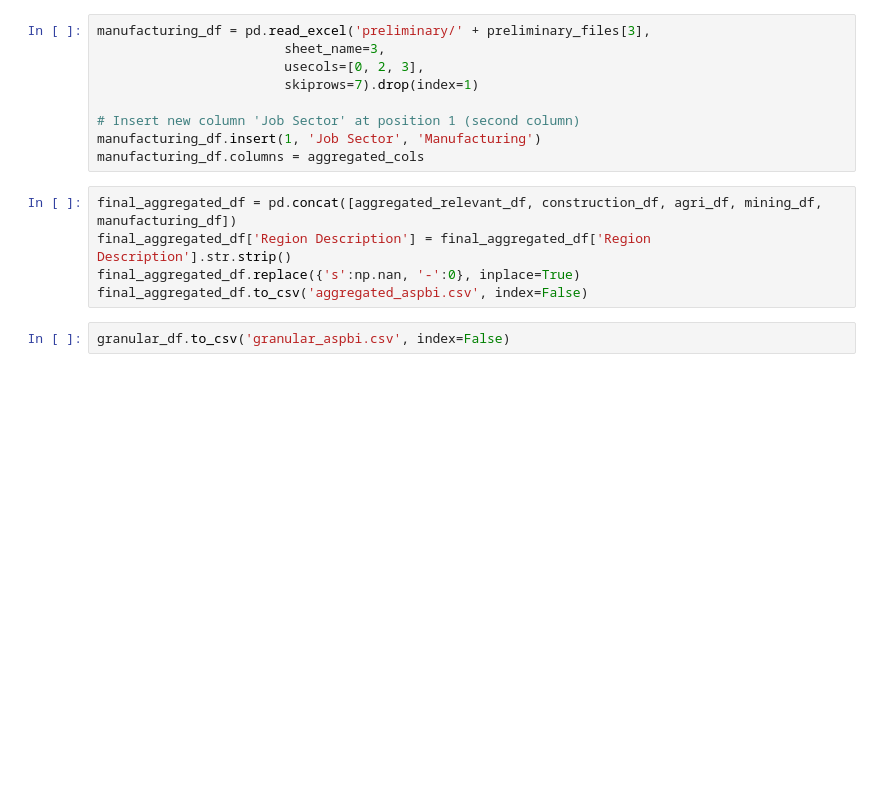
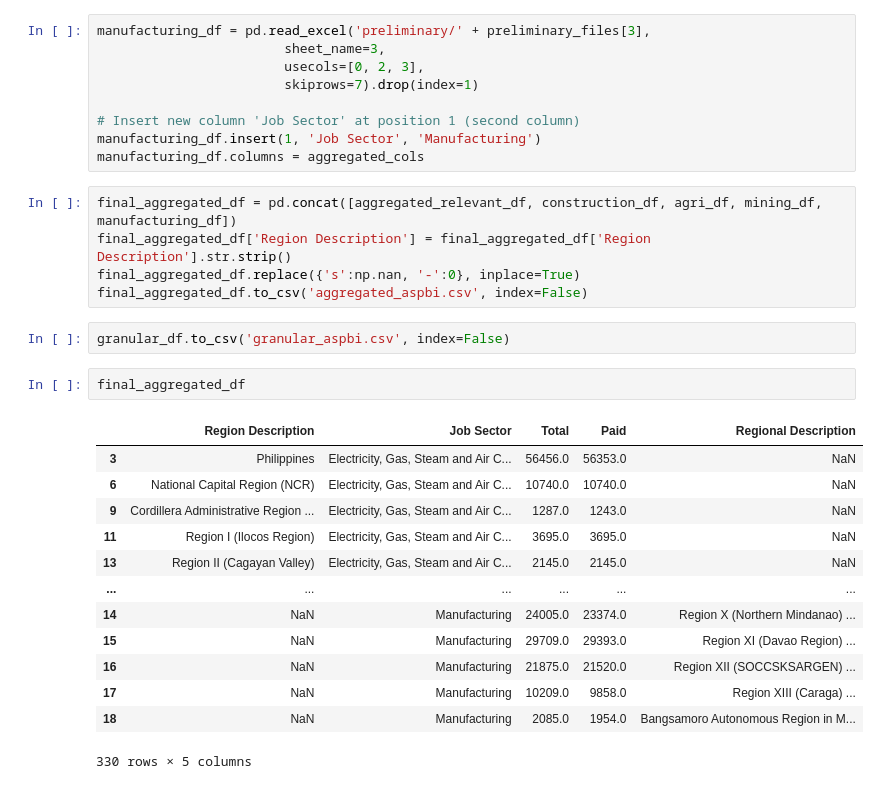
Before and after one commit to BSDSBA-JF/wadwani_intern, a Jupyter notebook: 02_ecosystem_analysis/aspbi_data/collating_aspbi_data.ipynb, the cells around one changed output. Drawn from its saved outputs; the diff is of its cells as text; blank space fills up the shorter version.

```diff
--- a/02_ecosystem_analysis/aspbi_data/collating_aspbi_data.ipynb
+++ b/02_ecosystem_analysis/aspbi_data/collating_aspbi_data.ipynb
@@ -283,3 +351,19 @@ final_aggregated_df.replace({'s':np.nan, '-':0}, inplace=True)
 final_aggregated_df.to_csv('aggregated_aspbi.csv', index=False)
 # %%
 granular_df.to_csv('granular_aspbi.csv', index=False)
+# %%
+final_aggregated_df
+# %% [output]
+|  | Region Description | Job Sector | Total | Paid | Regional Description |
+| 3 | Philippines | Electricity, Gas, Steam and Air C... | 56456.0 | 56353.0 | NaN |
+| 6 | National Capital Region (NCR) | Electricity, Gas, Steam and Air C... | 10740.0 | 10740.0 | NaN |
+| 9 | Cordillera Administrative Region ... | Electricity, Gas, Steam and Air C... | 1287.0 | 1243.0 | NaN |
+| 11 | Region I (Ilocos Region) | Electricity, Gas, Steam and Air C... | 3695.0 | 3695.0 | NaN |
+| 13 | Region II (Cagayan Valley) | Electricity, Gas, Steam and Air C... | 2145.0 | 2145.0 | NaN |
+| ... | ... | ... | ... | ... | ... |
+| 14 | NaN | Manufacturing | 24005.0 | 23374.0 | Region X (Northern Mindanao) ... |
+| 15 | NaN | Manufacturing | 29709.0 | 29393.0 | Region XI (Davao Region) ... |
+| 16 | NaN | Manufacturing | 21875.0 | 21520.0 | Region XII (SOCCSKSARGEN) ... |
+| 17 | NaN | Manufacturing | 10209.0 | 9858.0 | Region XIII (Caraga) ... |
+| 18 | NaN | Manufacturing | 2085.0 | 1954.0 | Bangsamoro Autonomous Region in M... |
+330 rows × 5 columns
```
Also changed, not shown: parts of 3 cells of this notebook, 51 other files.
